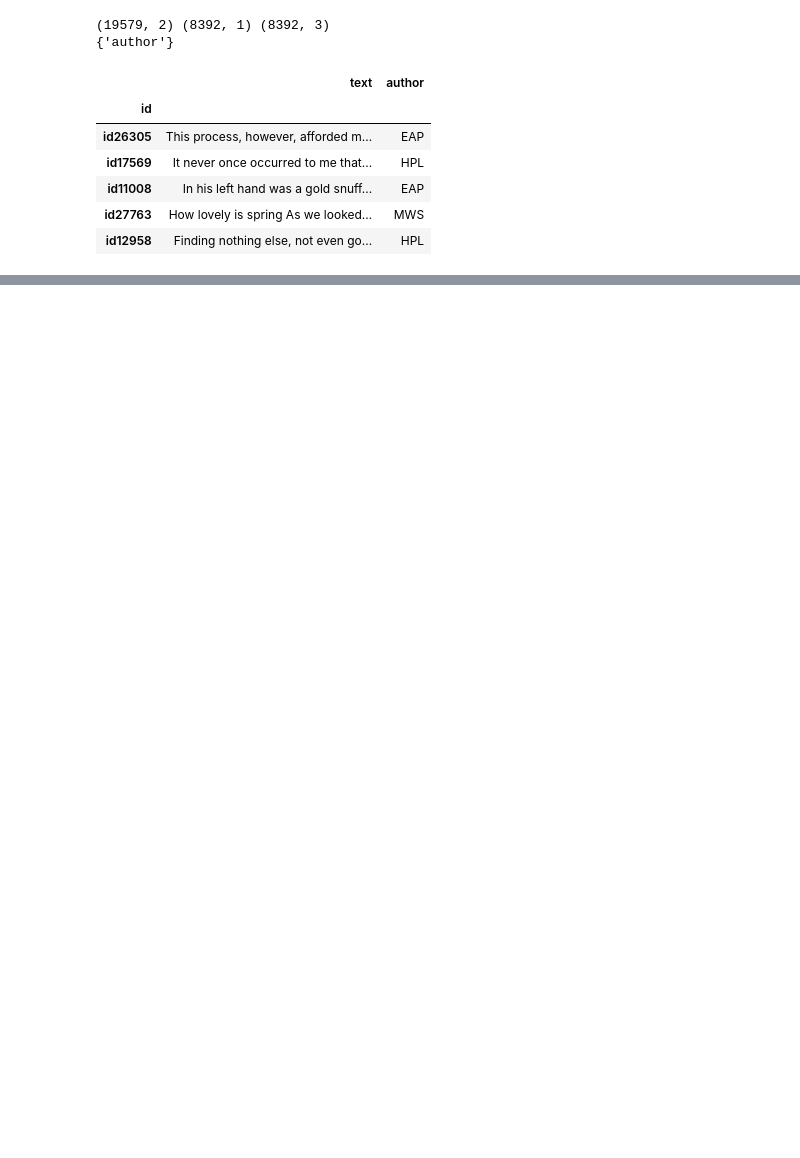
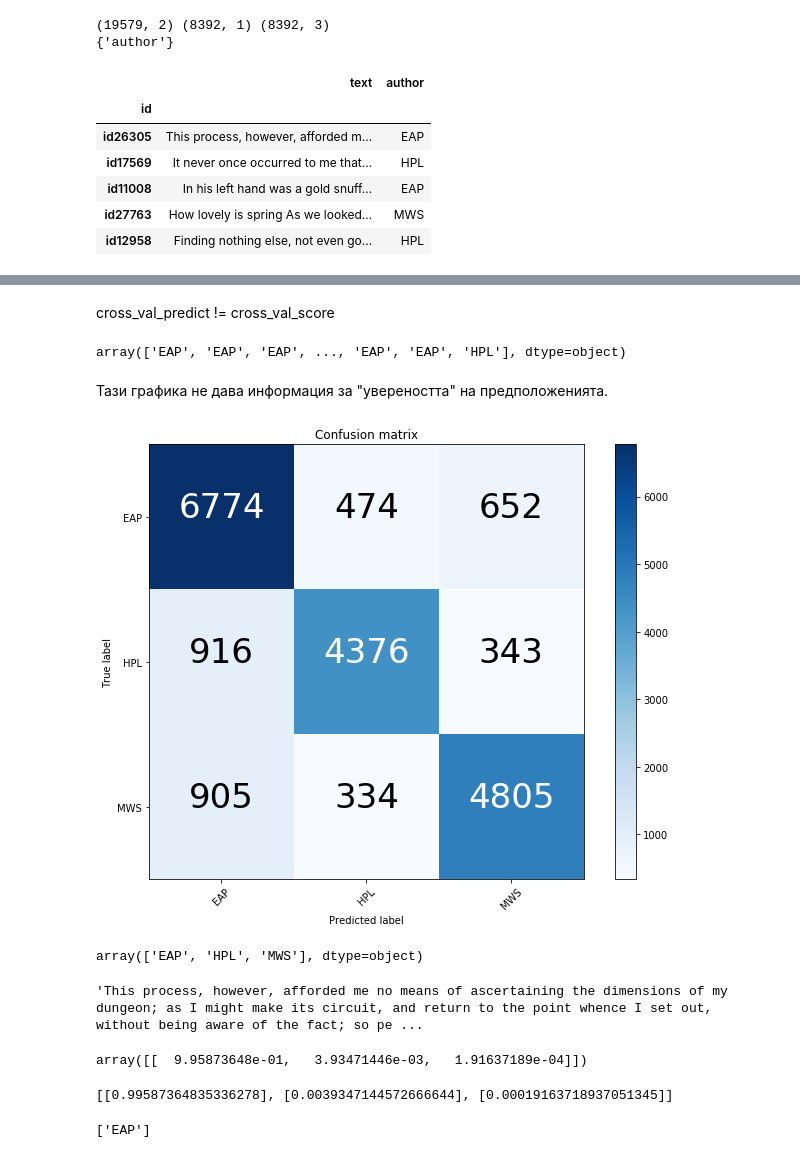
Before and after one commit to bobev18/spooky, a Jupyter notebook: spooky.ipynb, the cells around one changed output, grey strips where cells are left out. Saved outputs shown, nothing was run; the diff lists cells and outputs as text; code cells hidden in the pictures; blank space fills up the shorter version.

```diff
--- a/spooky.ipynb
+++ b/spooky.ipynb
@@ -90,0 +115,72 @@ and whence came he? and what were his purposes? EAP
+# %%
+import itertools
+from sklearn.metrics import confusion_matrix, log_loss, accuracy_score
+
+def plot_confusion_matrix(y_true, y_pred, classes,
+                          normalize=False,
+                          title='Confusion matrix',
+                          cmap=plt.cm.Blues,
+                          figsize=(9, 7)):
+    matrix = confusion_matrix(y_true, y_pred)
+
+    if normalize:
+        matrix = matrix.astype('float') / matrix.sum(axis=1)[:, np.newaxis]
+
+    plt.figure(figsize=figsize)
+    plt.imshow(matrix, interpolation='nearest', cmap=cmap)
+    plt.title(title)
+    plt.colorbar()
+
+    tick_marks = np.arange(len(classes))
+    plt.xticks(tick_marks, classes, rotation=45)
+    plt.yticks(tick_marks, classes)
+
+    fmt = '.2f' if normalize else 'd'
+    thresh = matrix.max() / 2.
+    for i, j in itertools.product(range(matrix.shape[0]), range(matrix.shape[1])):
+        plt.text(j, i, format(matrix[i, j], fmt),
+                 horizontalalignment="center",
+                 size=int((figsize[0] / 10) * 38),
+                 color="white" if matrix[i, j] > thresh else "black")
+
+    plt.tight_layout()
+    plt.ylabel('True label')
+    plt.xlabel('Predicted label')
+# %% [markdown]
+cross_val_predict != cross_val_score
+# %%
+from sklearn.model_selection import cross_val_predict
+
+prediction = cross_val_predict(pipeline, train.text, train.author, cv=3, n_jobs=3)
+prediction
+# %% [output]
+array(['EAP', 'EAP', 'EAP', ..., 'EAP', 'EAP', 'HPL'], dtype=object)
+# %% [markdown]
+Тази графика не дава информация за "увереността" на предположенията.
+# %%
+authors = pipeline.classes_
+plot_confusion_matrix(train.author, prediction, classes=authors)
+# %% [output]
+[figure, added]
+# %%
+authors
+# %% [output]
+array(['EAP', 'HPL', 'MWS'], dtype=object)
+# %%
+single_ = train.text.iloc[0]
+single_
+# %% [output]
+'This process, however, afforded me no means of ascertaining the dimensions of my dungeon; as I might make its circuit, and return to the point whence I set out, without being aware of the fact; so pe ...
+# %%
+pipeline.predict_proba([single_])
+# %% [output]
+array([[  9.95873648e-01,   3.93471446e-03,   1.91637189e-04]])
+# %%
+single_probas = [ [z] for z in pipeline.predict_proba([single_])[0]]
+single_probas
+# %% [output]
+[[0.99587364835336278], [0.0039347144572666644], [0.00019163718937051345]]
+# %%
+[train.author.iloc[0]]
+# %% [output]
+['EAP']
```
Also changed, not shown: parts of 37 cells of this notebook.
